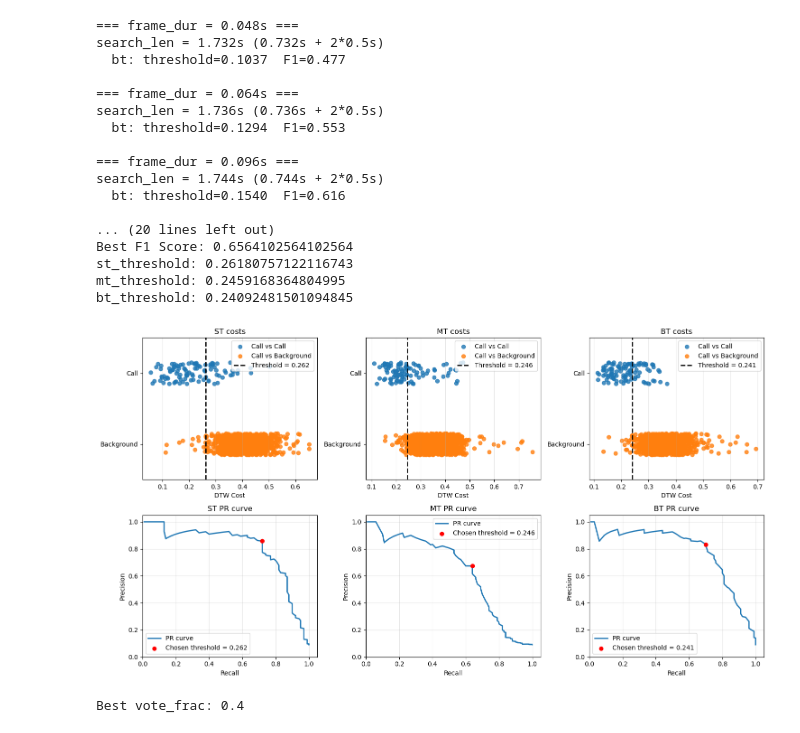
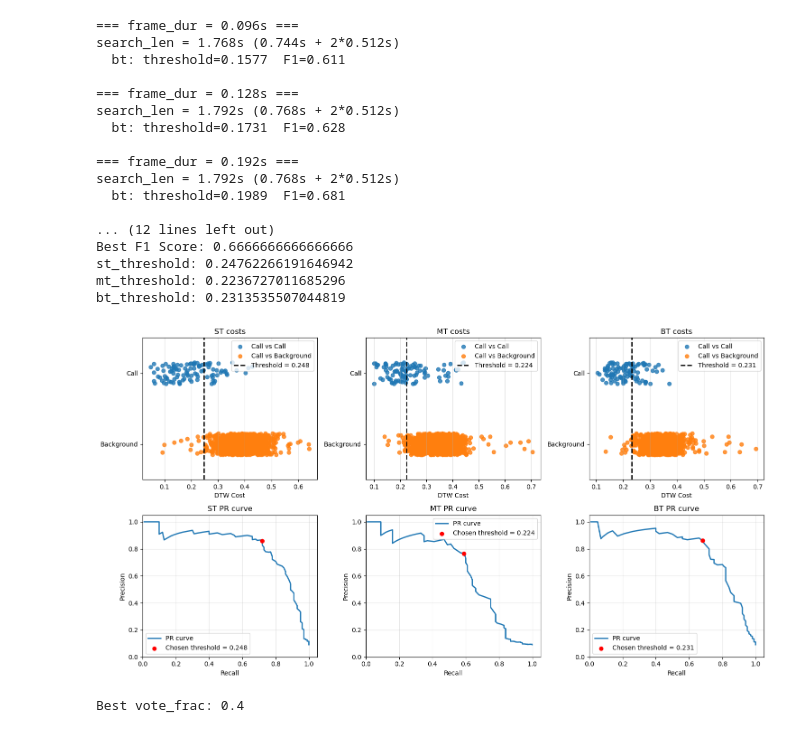
Before and after one commit to koekiekat/Skripsie, a Jupyter notebook: Final Software/stft_calib_10.ipynb, the cells around one changed output. Cells and saved outputs as stored; diff of their text form; code cells hidden in the pictures.

```diff
--- a/Final Software/stft_calib_10.ipynb
+++ b/Final Software/stft_calib_10.ipynb
@@ -26,10 +27,10 @@ n_calib = 10 #number of calibration templates
 n_bg = 100 #number of background templates
 n_temps = 10 #number of templates to use for voting
 fs_new = 1000
-dtw_method = "old"#**
+#dtw_method = "old"#**
 
 #feature frame lengths to test
-feat_frame_lengths = [0.048, 0.064, 0.096, 0.128, 0.192, 0.256, 0.384, 0.512]
+feat_frame_lengths = [0.096, 0.128, 0.192, 0.256, 0.384, 0.512] #[0.048, 0.064, 0.096, 0.128, 0.192, 0.256, 0.384, 0.512]
 
 #window frame lengths to test
 window_lengths_to_test = [0.1 ,0.2 ,0.3, 0.4, 0.5, 0.6, 0.7, 0.8] #**
@@ -80,6 +81,8 @@ for frame_length in feat_frame_lengths:
     if feat_method == "stft":
         #setup the estractor to be used
         extractor = make_stft_extractor(frame_dur = frame_length)
+    elif feat_method == "mfcc":
+        extractor = make_mfcc_extractor(frame_dur=frame_length)
 
     hop_len_seconds = frame_hop_len(extractor, fs_new)
 
@@ -90,7 +93,7 @@ for frame_length in feat_frame_lengths:
 
     #find max template length so all calib feats can be extracted to be same len + slack
     #we want to keep slack small to not let other noise in(checked spectrograms to see if I was happy since there aren't many temps)
-    slack_s = 0.5   # one STFT frame (frame_dur) on each side
+    slack_s = 0.512#frame_length   # one STFT frame (frame_dur) on each side
     max_tmpl_s = max(f.shape[1] for fl in (st_temp_feats, mt_temp_feats, bt_temp_feats) for f in fl) * hop_len_seconds
     search_len = round(max_tmpl_s + 2 * slack_s, 3)
     search_lens[frame_length] = search_len
@@ -116,48 +119,48 @@ for frame_length in feat_frame_lengths:
         results[frame_length][call_type] = dict(
             threshold=threshold, f1=f1,
             call_costs=call_costs, call_starts=call_starts, call_ends=call_ends,
             bg_costs=bg_costs, bg_starts=bg_starts, bg_ends=bg_ends,
         )
     print(f"  {call_type}: threshold={threshold:.4f}  F1={f1:.3f}")
 
 frame_len_results = {f: min(r["f1"] for r in results[f].values()) for f in results}
 best_frame_len = max(frame_len_results, key=lambda f: (frame_len_results[f], f))
 best_score = frame_len_results[best_frame_len]
 best_thresholds = {t: results[best_frame_len][t]["threshold"] for t in call_types}
 
 print(f"Chosen Frame Length: {best_frame_len}")
 print(f"Best F1 Score: {best_score}")
 for t in call_types:
     print(f"{t}_threshold: {best_thresholds[t]}")
 
 fig, axes = plt.subplots(2, 3, figsize=(15, 8))
 for col, t in enumerate(call_types):
     r = results[best_frame_len][t]
     plot_dtw_scatter(r["call_costs"], r["bg_costs"], threshold=r["threshold"], ax=axes[0, col])
     plot_pr_curve_from_costs(r["call_costs"], r["bg_costs"], best_threshold=r["threshold"], ax=axes[1, col])
     axes[0, col].set_title(f"{t.upper()} costs")
     axes[1, col].set_title(f"{t.upper()} PR curve")
 plt.tight_layout()
 plt.show()
 # %% [output]
-=== frame_dur = 0.048s ===
-search_len = 1.732s (0.732s + 2*0.5s)
-  bt: threshold=0.1037  F1=0.477
+=== frame_dur = 0.096s ===
+search_len = 1.768s (0.744s + 2*0.512s)
+  bt: threshold=0.1577  F1=0.611
 
-=== frame_dur = 0.064s ===
-search_len = 1.736s (0.736s + 2*0.5s)
-  bt: threshold=0.1294  F1=0.553
+=== frame_dur = 0.128s ===
+search_len = 1.792s (0.768s + 2*0.512s)
+  bt: threshold=0.1731  F1=0.628
 
-=== frame_dur = 0.096s ===
-search_len = 1.744s (0.744s + 2*0.5s)
-  bt: threshold=0.1540  F1=0.616
+=== frame_dur = 0.192s ===
+search_len = 1.792s (0.768s + 2*0.512s)
+  bt: threshold=0.1989  F1=0.681
 
-... (20 lines left out)
-Best F1 Score: 0.6564102564102564
-st_threshold: 0.26180757122116743
-mt_threshold: 0.2459168364804995
-bt_threshold: 0.24092481501094845
+... (12 lines left out)
+Best F1 Score: 0.6666666666666666
+st_threshold: 0.24762266191646942
+mt_threshold: 0.2236727011685296
+bt_threshold: 0.2313535507044819
-[figure, old version]
+[figure, new version]
 # %%
 if feat_method == "stft":
     extractor = make_stft_extractor(frame_dur = best_frame_len)
```
Also changed, not shown: parts of 3 cells of this notebook, 7 other files.
